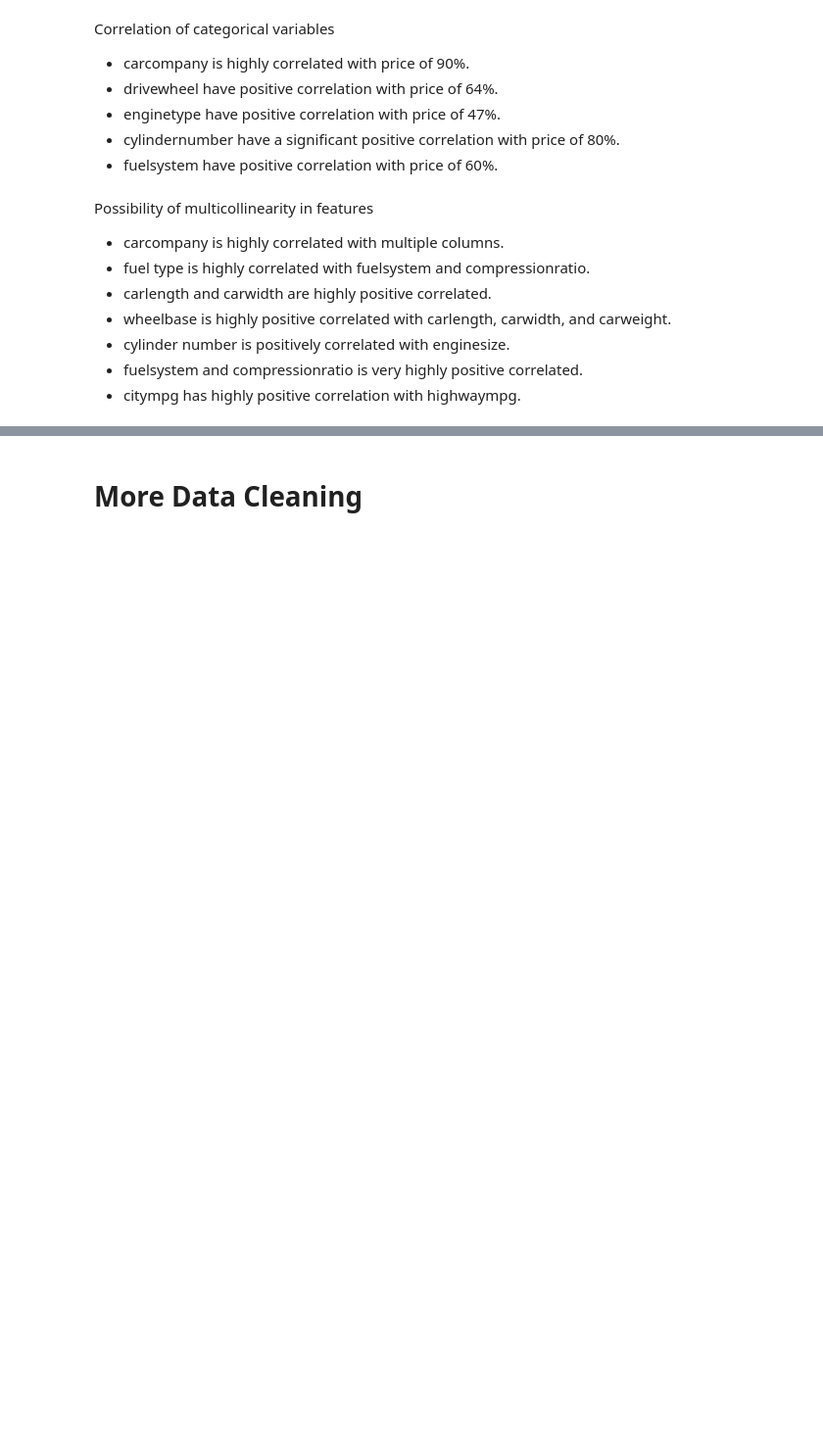
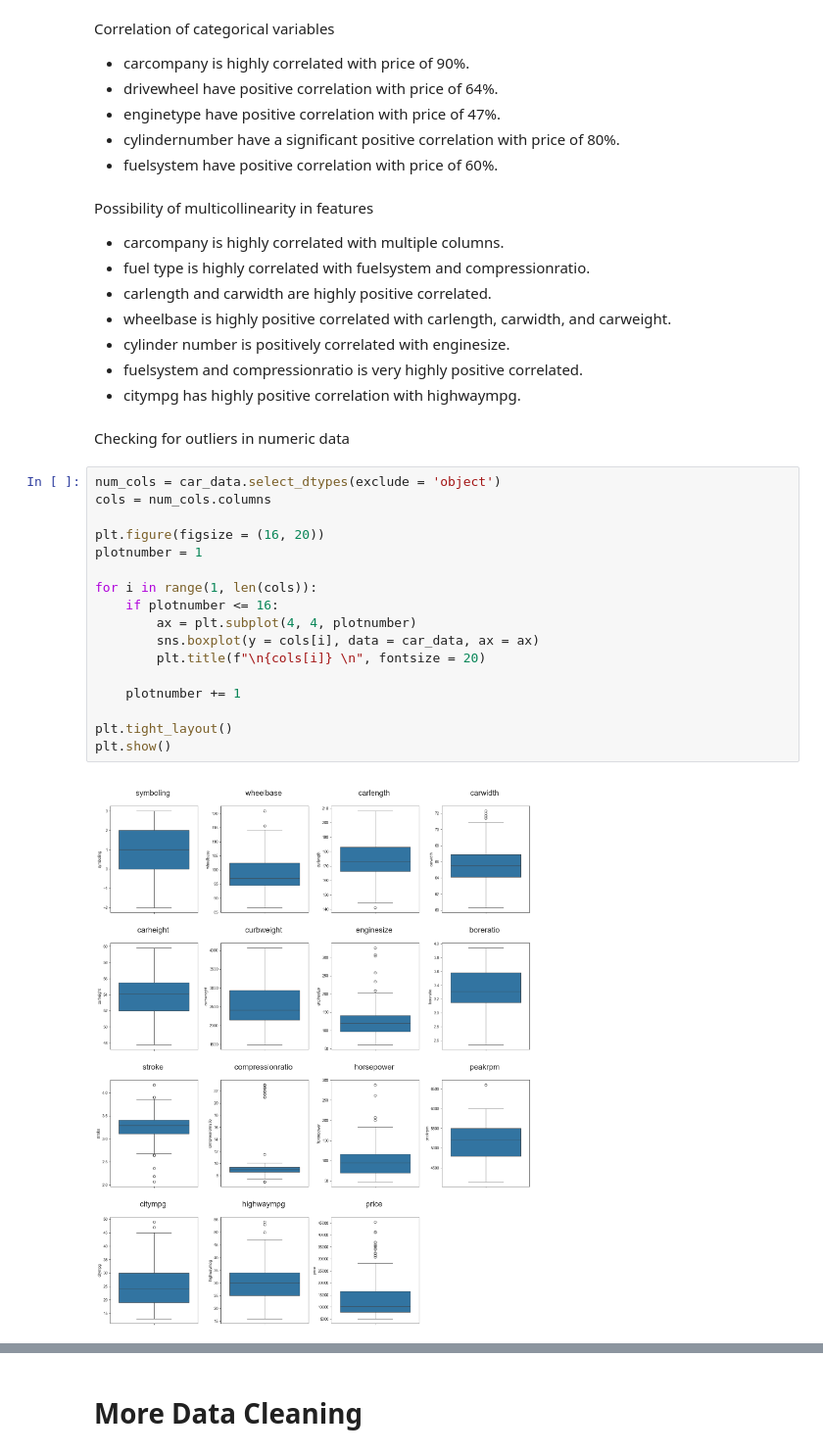
Before and after one commit to sukrutimallesh/Car-price-prediction-model, a Jupyter notebook: car_prediction_model/data_cleaning.ipynb, the cells around one changed output, grey strips where cells are left out. Shown at 98% size. Cells and saved outputs as stored; diff of their text form; blank space fills up the shorter version.

Commit message:
more data visulization

```diff
--- a/car_prediction_model/data_cleaning.ipynb
+++ b/car_prediction_model/data_cleaning.ipynb
@@ -334,3 +334,24 @@ Possibility of multicollinearity in features
 - cylinder number is positively correlated with enginesize.
 - fuelsystem and compressionratio is very highly positive correlated.
 - citympg has highly positive correlation with highwaympg.
+# %% [markdown]
+Checking for outliers in numeric data
+# %%
+num_cols = car_data.select_dtypes(exclude = 'object')
+cols = num_cols.columns
+
+plt.figure(figsize = (16, 20))
+plotnumber = 1
+
+for i in range(1, len(cols)):
+    if plotnumber <= 16:
+        ax = plt.subplot(4, 4, plotnumber)
+        sns.boxplot(y = cols[i], data = car_data, ax = ax)
+        plt.title(f"\n{cols[i]} \n", fontsize = 20)
+
+    plotnumber += 1
+
+plt.tight_layout()
+plt.show()
+# %% [output]
+[figure, added]
```
Also changed, not shown: parts of 11 cells of this notebook.
